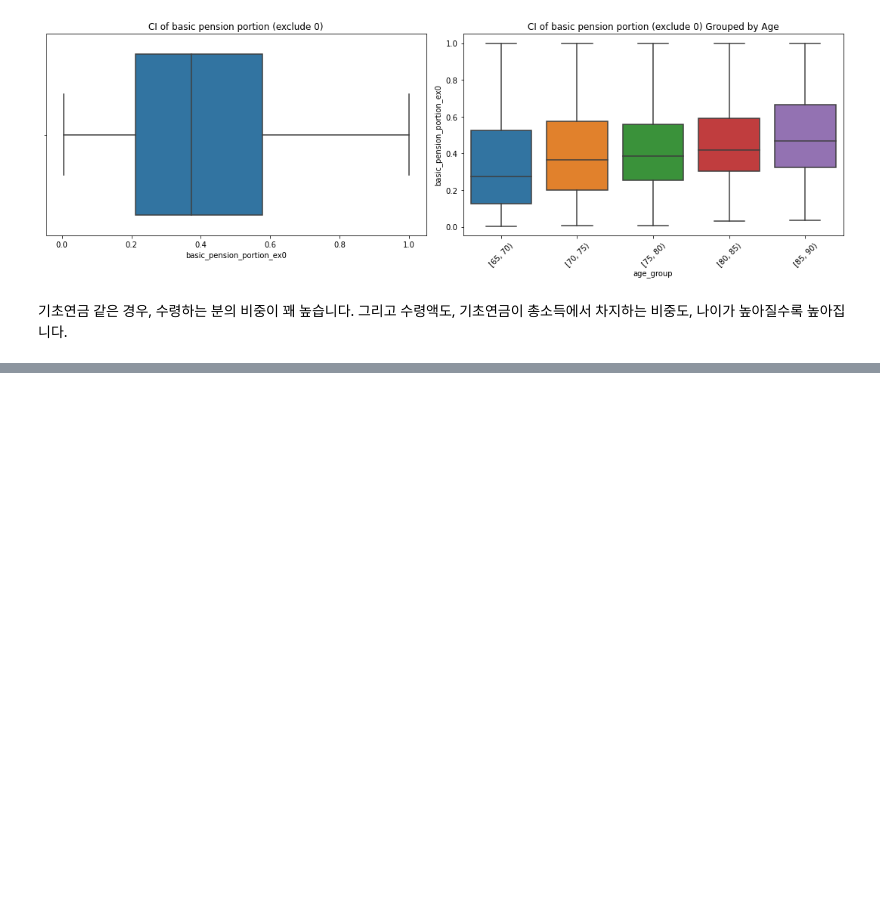
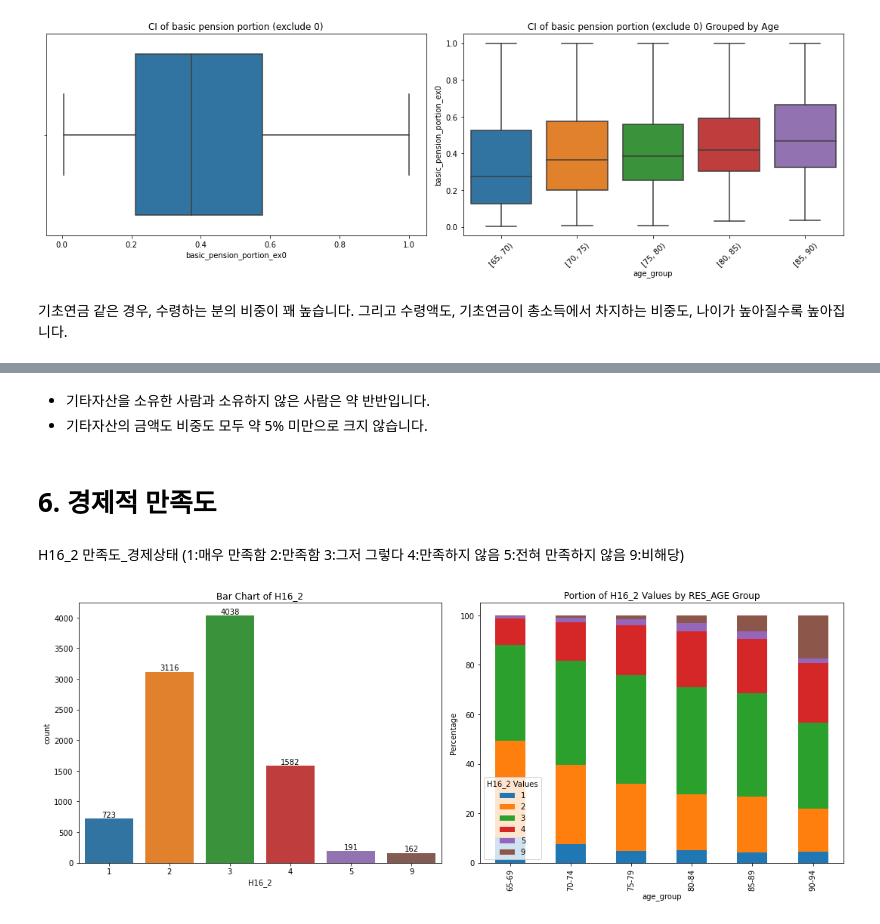
Before and after one commit to minwukim/KDI---Financial-Distress, a Jupyter notebook: Basic Data Analysis - 연령구간별 성향 분석.ipynb, the cells around one changed output, grey strips where cells are left out. Saved outputs shown, nothing was run; the diff lists cells and outputs as text; code cells hidden in the pictures; blank space fills up the shorter version.

```diff
--- a/Basic Data Analysis - 연령구간별 성향 분석.ipynb
+++ b/Basic Data Analysis - 연령구간별 성향 분석.ipynb
@@ -1143,0 +1141,33 @@ plt.show()
+# %% [markdown]
+- 기타자산을 소유한 사람과 소유하지 않은 사람은 약 반반입니다.
+- 기타자산의 금액도 비중도 모두 약 5% 미만으로 크지 않습니다.
+# %% [markdown]
+# 6. 경제적 만족도
+# %% [markdown]
+H16_2
+만족도_경제상태 (1:매우 만족함 2:만족함 3:그저 그렇다 4:만족하지 않음 5:전혀 만족하지 않음 9:비해당)
+# %%
+# Setting up the subplots
+fig, axes = plt.subplots(1, 2, figsize=(15, 6))
+
+# Bar chart of H16_2
+sns.countplot(x='H16_2', data=df, order=[1, 2, 3, 4, 5, 9], ax=axes[0])
+axes[0].set_title('Bar Chart of H16_2')
+# Adding counts to the bar chart
+for p in axes[0].patches:
+    axes[0].annotate(f'{int(p.get_height())}',
+                     (p.get_x() + p.get_width() / 2., p.get_height()),
+                     ha='center', va='center',
+                     xytext=(0, 5), textcoords='offset points')
+
+# Diagram tracking the portion of the 6 values over the data grouped by RES_AGE
+age_group_portion = df.groupby('age_group')['H16_2'].value_counts(normalize=True).unstack().fillna(0) * 100
+age_group_portion.plot(kind='bar', stacked=True, ax=axes[1])
+axes[1].set_title('Portion of H16_2 Values by RES_AGE Group')
+axes[1].set_ylabel('Percentage')
+axes[1].legend(title='H16_2 Values')
+
+plt.tight_layout()
+plt.show()
+# %% [output]
+[figure, added]
```
Also changed, not shown: parts of 44 cells of this notebook.
